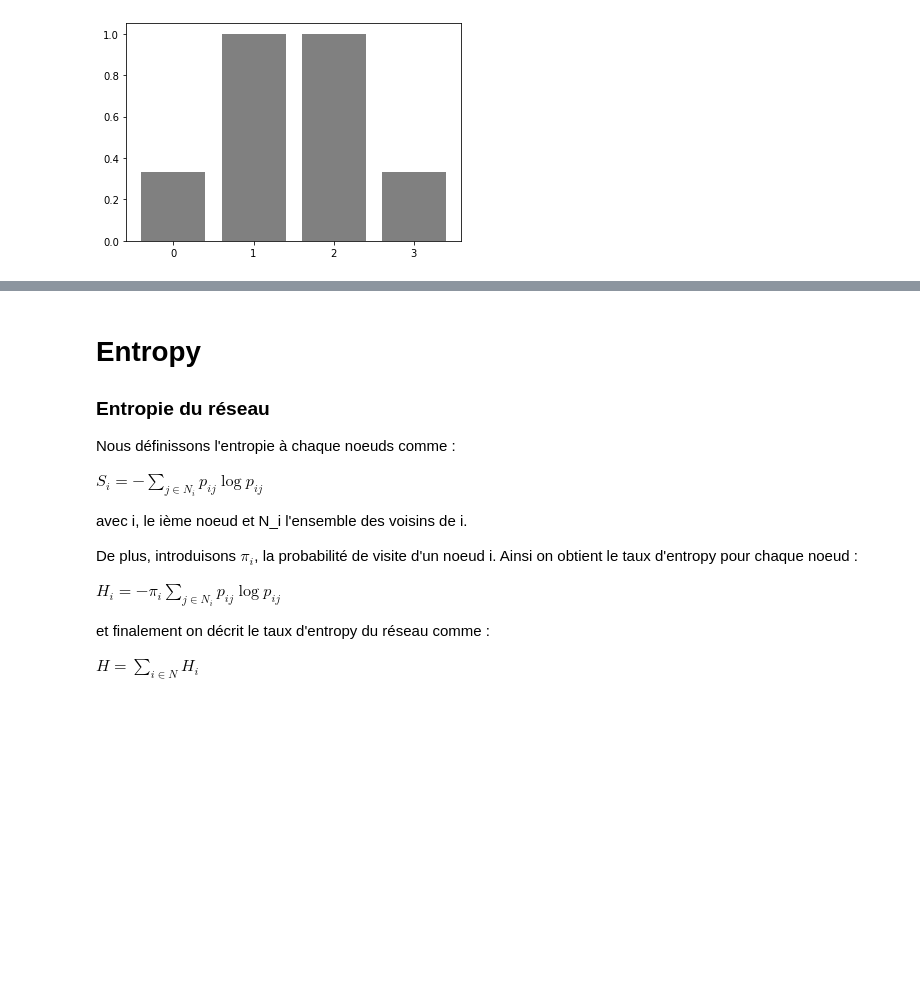
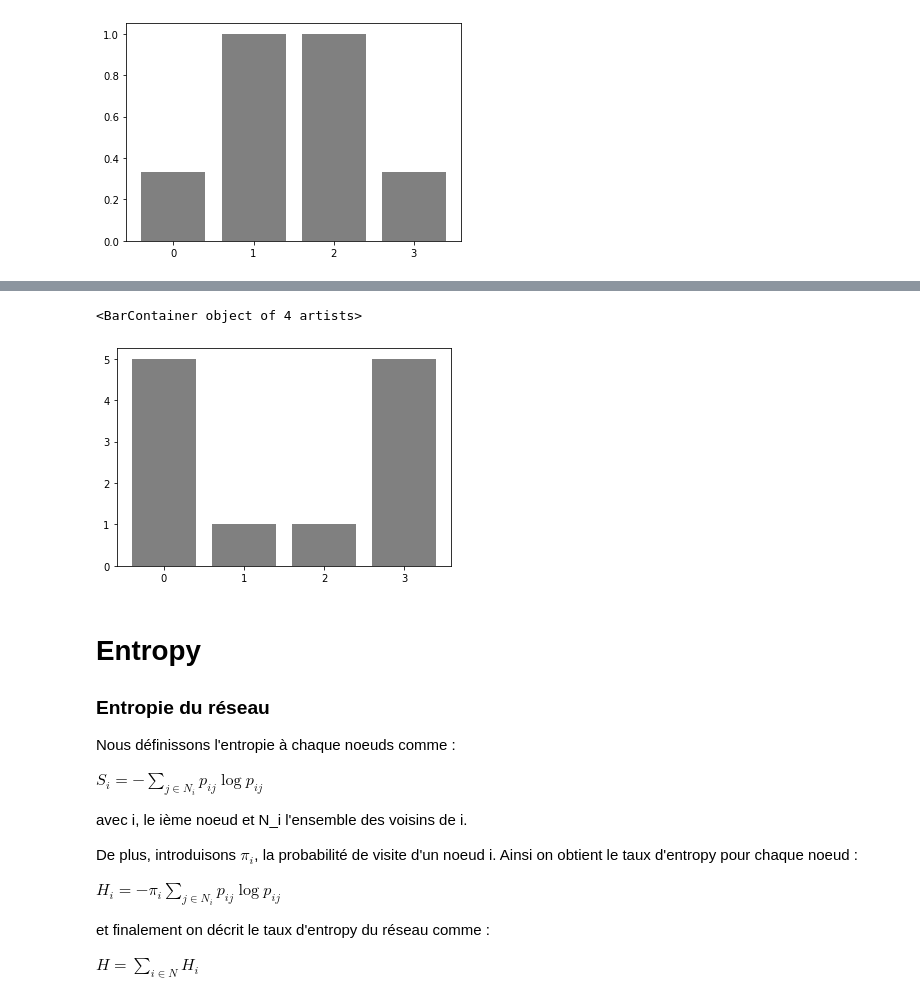
Before and after one commit to Sbourgeat/HungerGames, a Jupyter notebook: RW.ipynb, the cells around one changed output, grey strips where cells are left out. Cells and saved outputs as stored; diff of their text form; code cells hidden in the pictures; blank space fills up the shorter version.

```diff
--- a/RW.ipynb
+++ b/RW.ipynb
@@ -566,3 +570,29 @@ Use `adjacency_matrix` instead
+# %%
+Nodes = ["0","1","2","3"]
+
+ctn0 =0
+ctn1 = 0
+ctn2 = 0
+ctn3 = 0
+
+for i in Res:
+    for ii in i:
+        if ii == "0" :
+            ctn0 +=1
+        if ii == "1" :
+            ctn1 +=1
+        if ii == "2" :
+            ctn2 +=1
+        if ii == "3" :
+            ctn3 +=1
+
+
+L = [ctn0,ctn1,ctn2,ctn3]
+
+plt.bar(Nodes, L, color =['grey'])
+# %% [output]
+<BarContainer object of 4 artists>
+[figure, added]
 # %% [markdown]
 # Entropy
 
```
Also changed, not shown: parts of 27 cells of this notebook.
